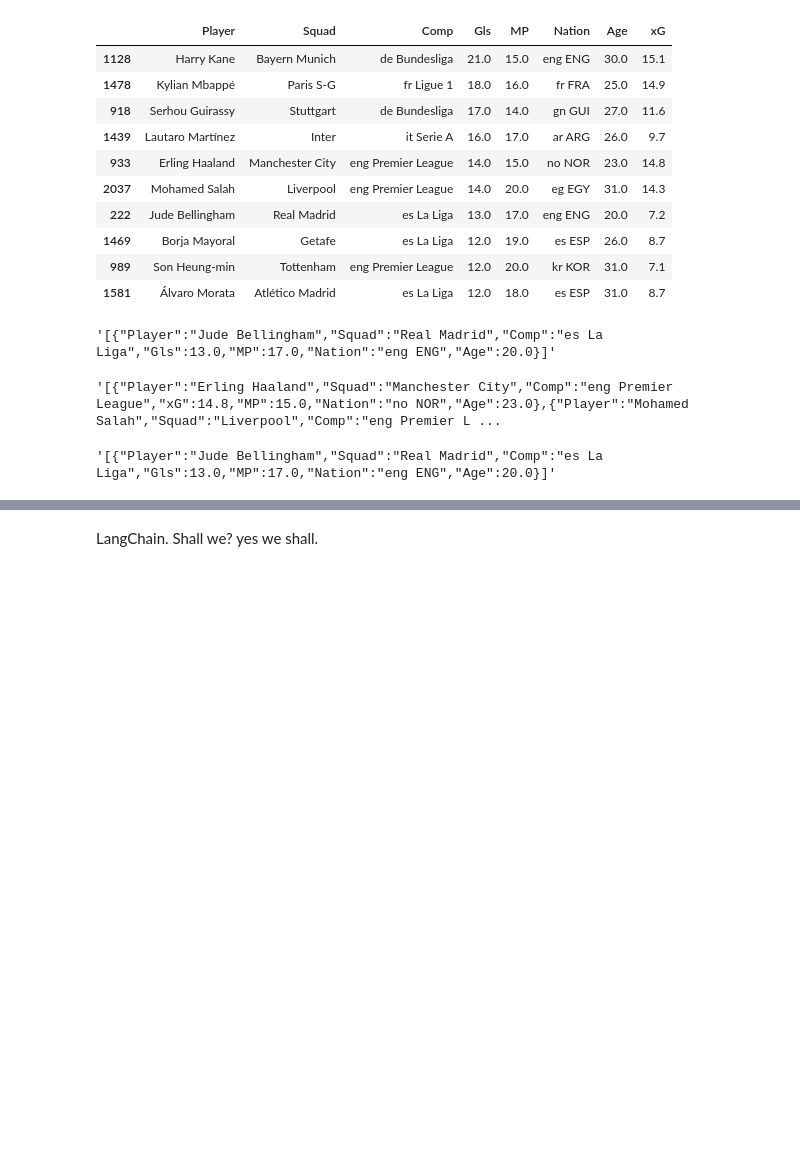
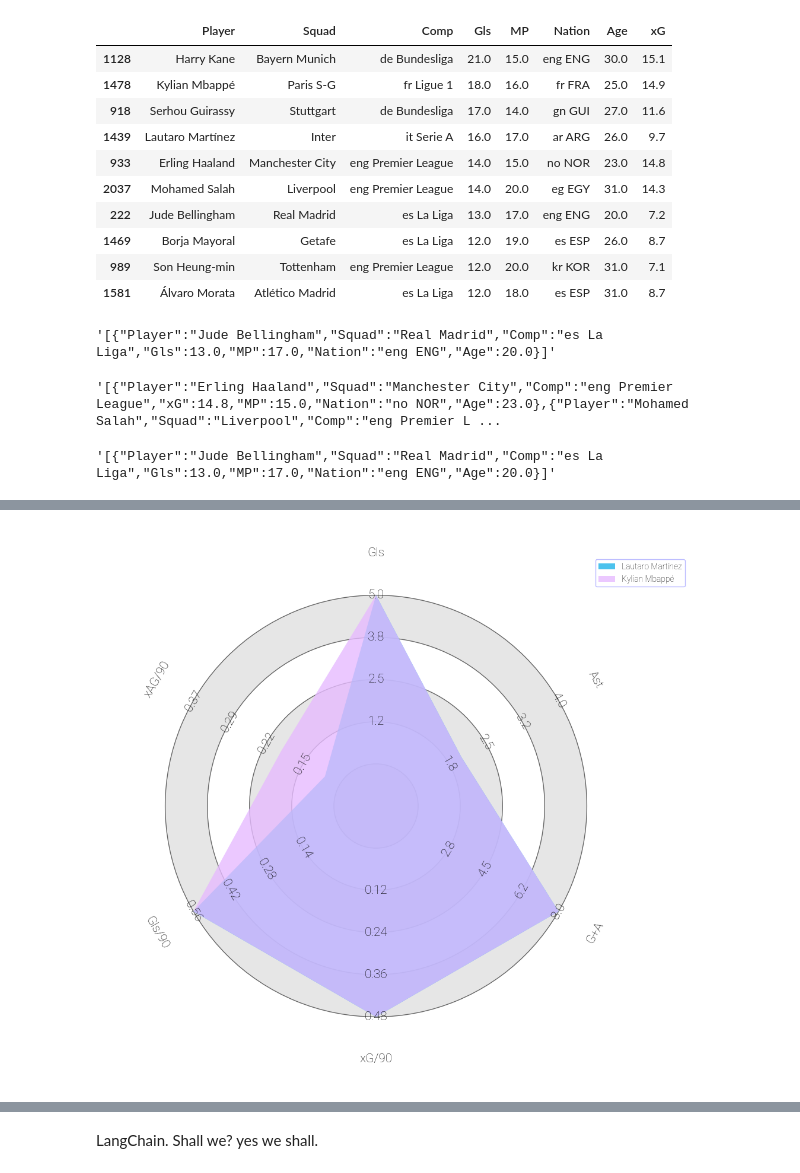
Before and after one commit to phenomenon0/LLM-in-Sports, a Jupyter notebook: main.ipynb, the cells around one changed output, grey strips where cells are left out. Cells and saved outputs as stored; diff of their text form; code cells hidden in the pictures; blank space fills up the shorter version.

```diff
--- a/main.ipynb
+++ b/main.ipynb
@@ -158,5 +186,7 @@ plot_radar(player_values_tuple)
 # %%
-template = """a list of column names which correspond to football facts are listed ['MP', 'Starts', 'Min', '90s', 'Gls', 'Ast', 'G+A', 'G-PK', 'PK',
+template = """
+you help query a database and as such must always return python code that can be executed to get the answer to the question.
+a list of column names which correspond to football facts are listed ['MP', 'Starts', 'Min', '90s', 'Gls', 'Ast', 'G+A', 'G-PK', 'PK',
        'PKatt', 'CrdY', 'CrdR', 'xG', 'npxG', 'xAG', 'npxG+xAG', 'PrgC',
        'PrgP', 'PrgR', 'Gls/90', 'Ast/90', 'G+A/90', 'G-PK/90', 'G+A-PK/90', 'xG/90', 'xAG/90',
        'xG+xAG/90', 'npxG/90', 'npxG+xAG/90' ]
@@ -165,11 +195,16 @@ template = """a list of column names which correspond to football facts are list
 
        example
         questions: "top goal scorer in la liga"
-        you :a = df[df['Comp'] == 'es La Liga'][['Player', 'Squad','Comp', 'Gls', 'MP', 'Nation', 'Age']].sort_values(by='Gls', ascending=False).head(1).to_json(orient='records')
+        you :df[df['Comp'] == 'es La Liga'][['Player', 'Squad','Comp', 'Gls', 'MP', 'Nation', 'Age']].sort_values(by='Gls', ascending=False).head(1).to_json(orient='records')
 
         questions = "players with most xg in the epl "
-        you:a = df[df['Comp'] == 'eng Premier League'][['Player','Squad', 'Comp', 'xG', 'MP', 'Nation', 'Age']].sort_values(by='xG', ascending=False).head(10).to_json(orient='records')
+        you:df[df['Comp'] == 'eng Premier League'][['Player','Squad', 'Comp', 'xG', 'MP', 'Nation', 'Age']].sort_values(by='xG', ascending=False).head(10).to_json(orient='records')
 
+        questions = "compare the best player in la liga with the best player in the epl"
+        you: params = list(df.columns[3:])
+       get_player = lambda comp: json.loads(df[df['Comp'] == comp][['Player', 'Squad', 'Comp', 'Gls', 'Ast', 'G+A', 'xG/90', 'Gls/90', 'xAG/90']].sort_values(by='Gls', ascending=False).head(1).to_json(orient='records'))[0]
+       player1, player2 = map(get_player, ['es La Liga', 'eng Premier League'])
+       plot_radar((player1, player2))
 
          """
 human_input = "{question}"
@@ -178,5 +229,8 @@ chat_model = ChatOpenAI()
 # %%
 chat_prompt = ChatPromptTemplate.from_messages([("system", template), ("human", human_input)])
-messages = chat_prompt.format_messages(question = "top goal scorer in la german bundesliga")
+messages = chat_prompt.format_messages(question = "compare the best player in serie a with the best player in the france")
 result = chat_model.predict_messages(messages)
 insider = result.content
+exec(insider ,globals(), locals())
+# %% [output]
+[figure, added]
```
Also changed, not shown: parts of 11 cells of this notebook.
